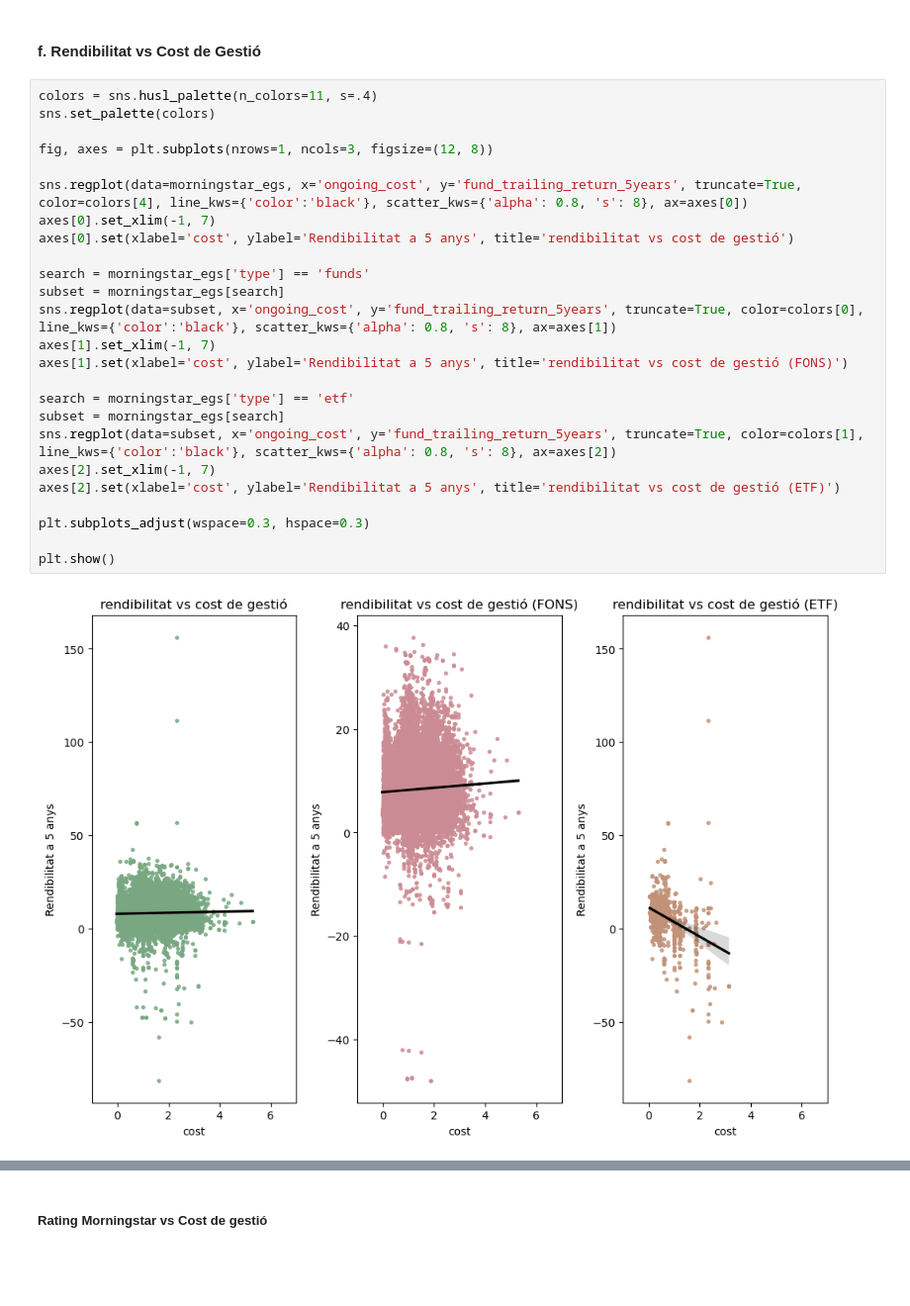
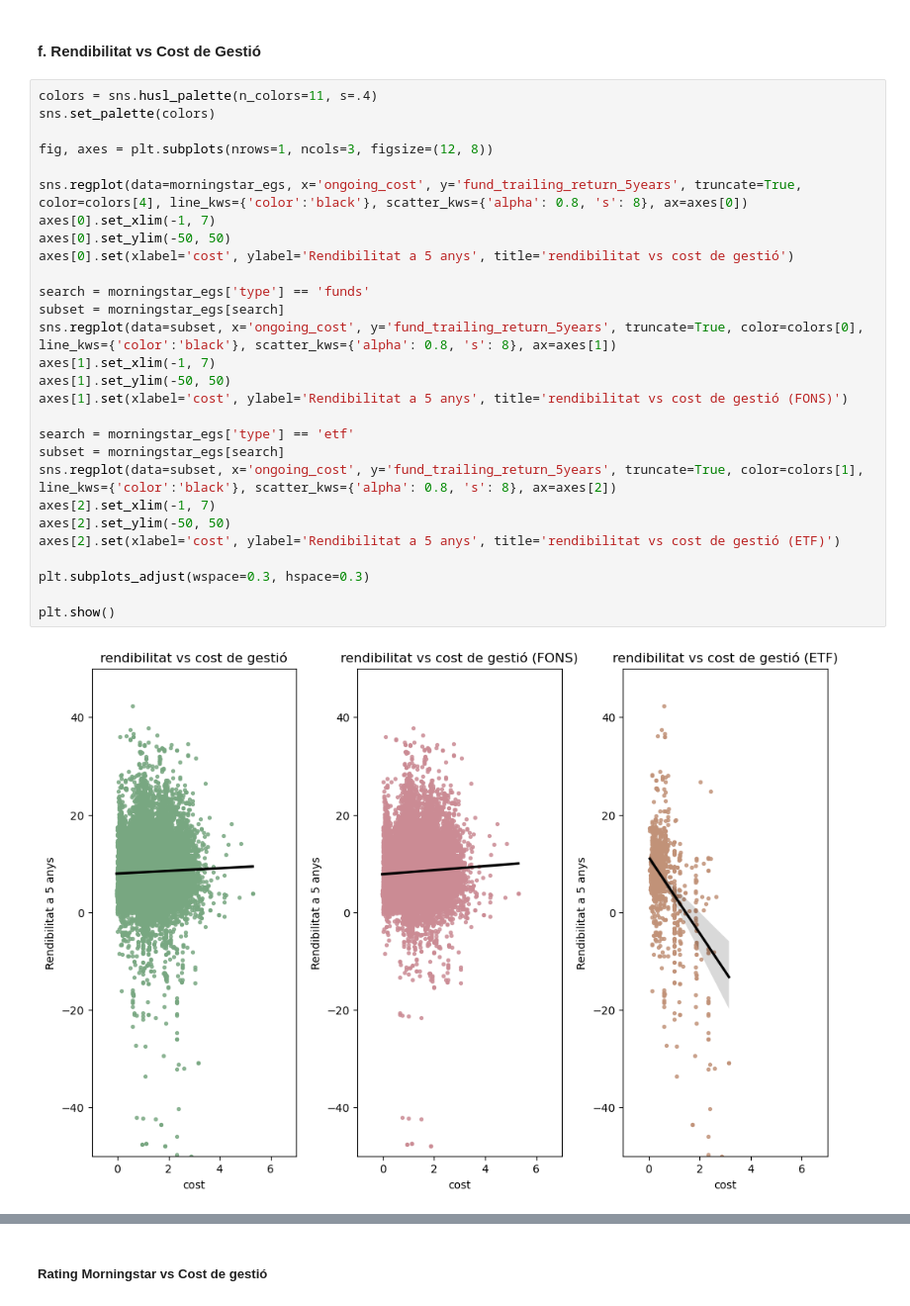
Before and after one commit to Macletus/itacademy-datascience, a Jupyter notebook: sprint11/sprint11.ipynb, the cells around one changed output, grey strips where cells are left out. Shown at 99% size. Cells and saved outputs as stored; diff of their text form; blank space fills up the shorter version.

```diff
--- a/sprint11/sprint11.ipynb
+++ b/sprint11/sprint11.ipynb
@@ -1025,28 +1056,31 @@ A major exposició a crèdit de pitjor qualitat, la puntuació en sostenibilitat
 # %%
 colors = sns.husl_palette(n_colors=11, s=.4)
 sns.set_palette(colors)
 
 fig, axes = plt.subplots(nrows=1, ncols=3, figsize=(12, 8))
 
 sns.regplot(data=morningstar_egs, x='ongoing_cost', y='fund_trailing_return_5years', truncate=True, color=colors[4], line_kws={'color':'black'}, scatter_kws={'alpha': 0.8, 's': 8}, ax=axes[0])
 axes[0].set_xlim(-1, 7)
+axes[0].set_ylim(-50, 50)
 axes[0].set(xlabel='cost', ylabel='Rendibilitat a 5 anys', title='rendibilitat vs cost de gestió')
 
 search = morningstar_egs['type'] == 'funds'
 subset = morningstar_egs[search]
 sns.regplot(data=subset, x='ongoing_cost', y='fund_trailing_return_5years', truncate=True, color=colors[0], line_kws={'color':'black'}, scatter_kws={'alpha': 0.8, 's': 8}, ax=axes[1])
 axes[1].set_xlim(-1, 7)
+axes[1].set_ylim(-50, 50)
 axes[1].set(xlabel='cost', ylabel='Rendibilitat a 5 anys', title='rendibilitat vs cost de gestió (FONS)')
 
 search = morningstar_egs['type'] == 'etf'
 subset = morningstar_egs[search]
 sns.regplot(data=subset, x='ongoing_cost', y='fund_trailing_return_5years', truncate=True, color=colors[1], line_kws={'color':'black'}, scatter_kws={'alpha': 0.8, 's': 8}, ax=axes[2])
 axes[2].set_xlim(-1, 7)
+axes[2].set_ylim(-50, 50)
 axes[2].set(xlabel='cost', ylabel='Rendibilitat a 5 anys', title='rendibilitat vs cost de gestió (ETF)')
 
 plt.subplots_adjust(wspace=0.3, hspace=0.3)
 
 plt.show()
 # %% [output]
-[figure, old version]
+[figure, new version]
 # %% [markdown]
```
Also changed, not shown: parts of 19 cells of this notebook.
